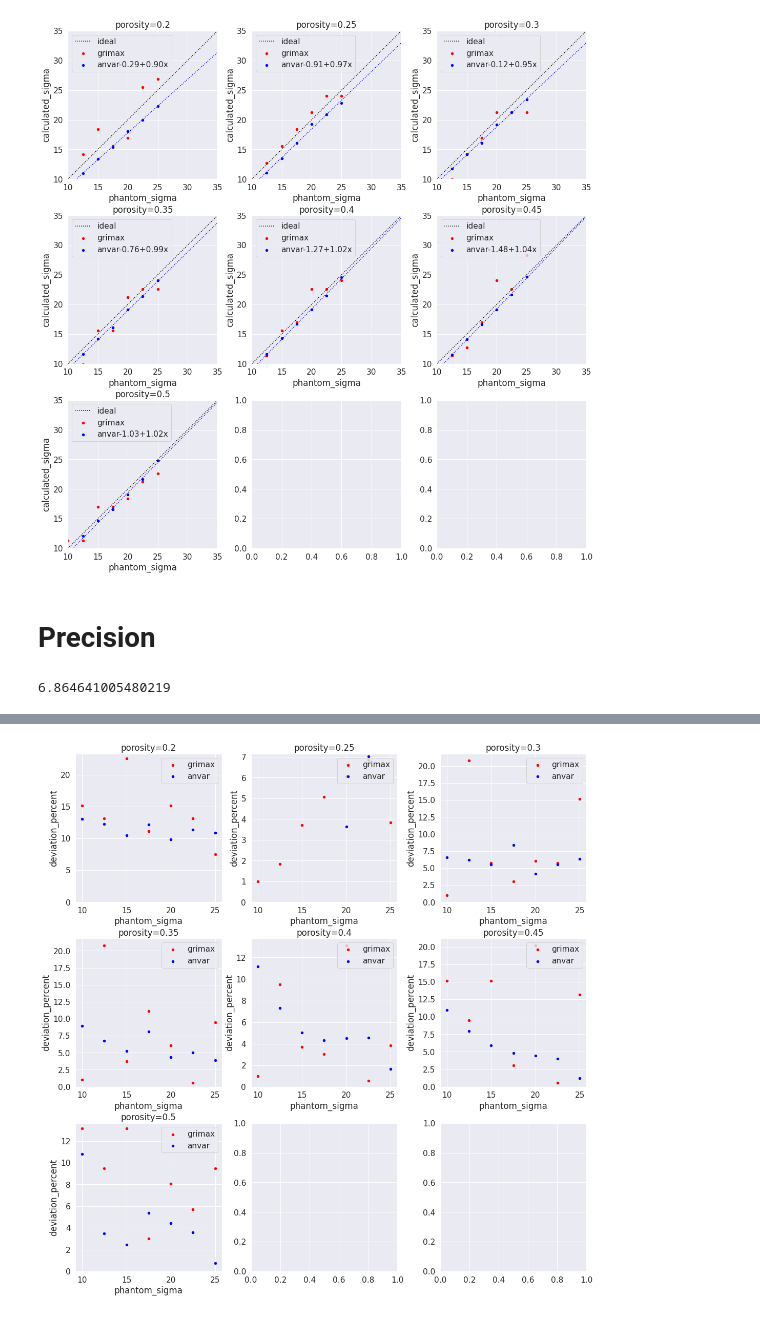
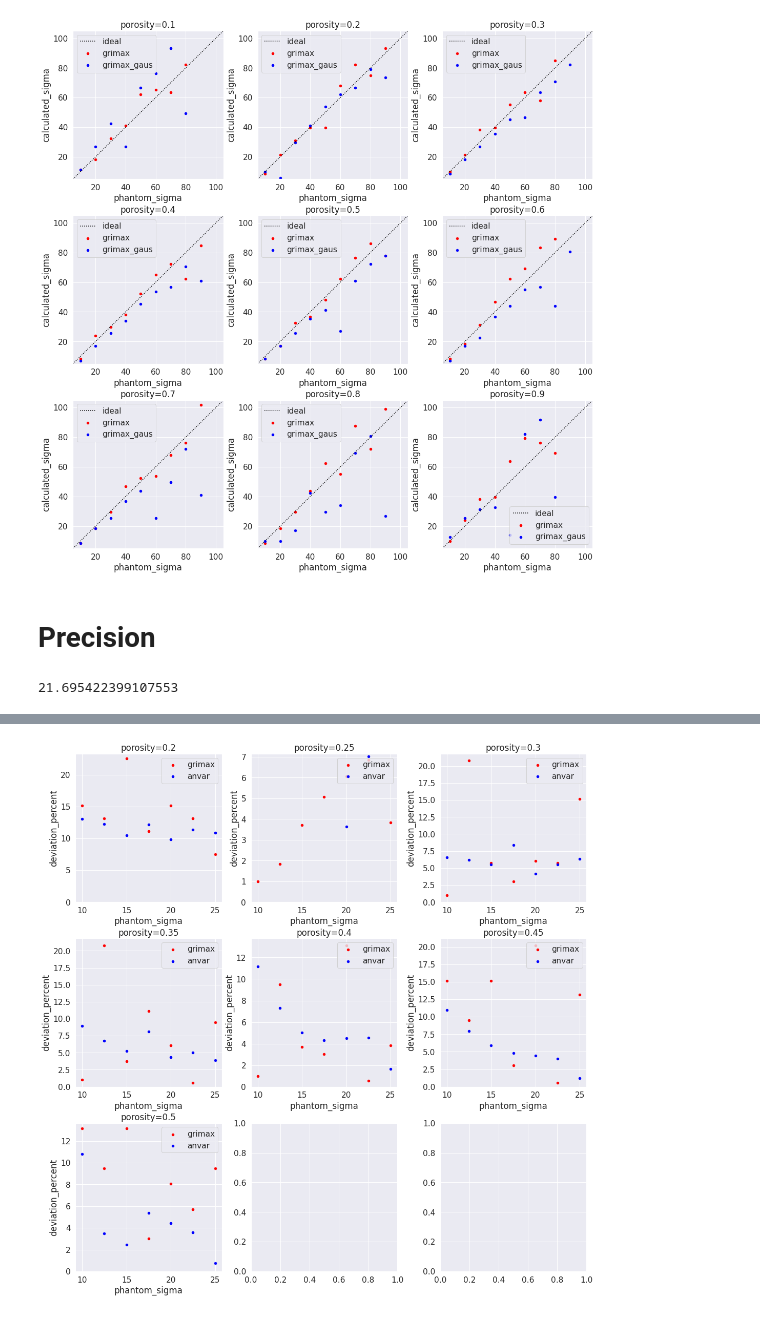
Before and after one commit to ankhafizov/MLTomography, a Jupyter notebook: sigma_contest_analysis.ipynb, the cells around one changed output, grey strips where cells are left out. Saved outputs shown, nothing was run; the diff lists cells and outputs as text; code cells hidden in the pictures.

```diff
--- a/sigma_contest_analysis.ipynb
+++ b/sigma_contest_analysis.ipynb
@@ -28,44 +28,44 @@ df.head()
 porosities = df.phantom_porosity.unique()
 
 ncols = 3
 nrows = len(porosities)//ncols + len(porosities)%ncols
 fig, axes = plt.subplots(ncols=ncols, nrows=nrows, figsize=(5*ncols, 5*nrows), constrained_layout=True)
 axes = axes.flatten()
 
 for p, ax in zip(porosities, axes):
     df_p = df.groupby("phantom_porosity").get_group(p)
-    for method, c in zip(["grimax", "anvar"], ["red", "blue"]):
+    for method, c in zip(["grimax", "grimax_gaus"], ["red", "blue"]):
         #polyfit
         equation = ""
         if method == "anvar":
             x = df_p.groupby("method_name").get_group(method).phantom_sigma.to_numpy()
             y = df_p.groupby("method_name").get_group(method).calculated_sigma.to_numpy()
             fit = np.polyfit(x, y, 1)
             x_new = np.linspace(10, 35)
             ax.plot(x_new, x_new*fit[0]+fit[1], color='blue', linestyle="dotted")
             equation = f"{fit[1]:.2f}+{fit[0]:.2f}x"
 
         df_p.groupby("method_name").get_group(method).plot(kind="scatter",
                                                            x="phantom_sigma",
                                                            y="calculated_sigma",
                                                            ax=ax,
                                                            label=method+equation,
                                                            color=c)
         ax.set_title(f"porosity={p}")
-        ax.set_ylim(10, 35)
-        ax.set_xlim(10, 35)
+        ax.set_ylim(5, 105)
+        ax.set_xlim(5, 105)
 
-    x = np.linspace(10, 35)
+    x = np.linspace(5, 105)
     ax.plot(x, x, color='black', linestyle="dotted", label="ideal")
     ax.legend()
 # %% [output]
-[figure, old version]
+[figure, new version]
 # %% [markdown]
 # Precision
 # %%
-df.groupby("method_name").get_group("anvar").deviation_percent.mean()
+df.groupby("method_name").get_group("grimax_gaus").deviation_percent.mean()
 # %% [output]
-6.864641005480219
+21.695422399107553
 # %%
 df.groupby("method_name").get_group("grimax").deviation_percent.mean()
 # %% [output]
```
Also changed, not shown: parts of 4 cells of this notebook.
